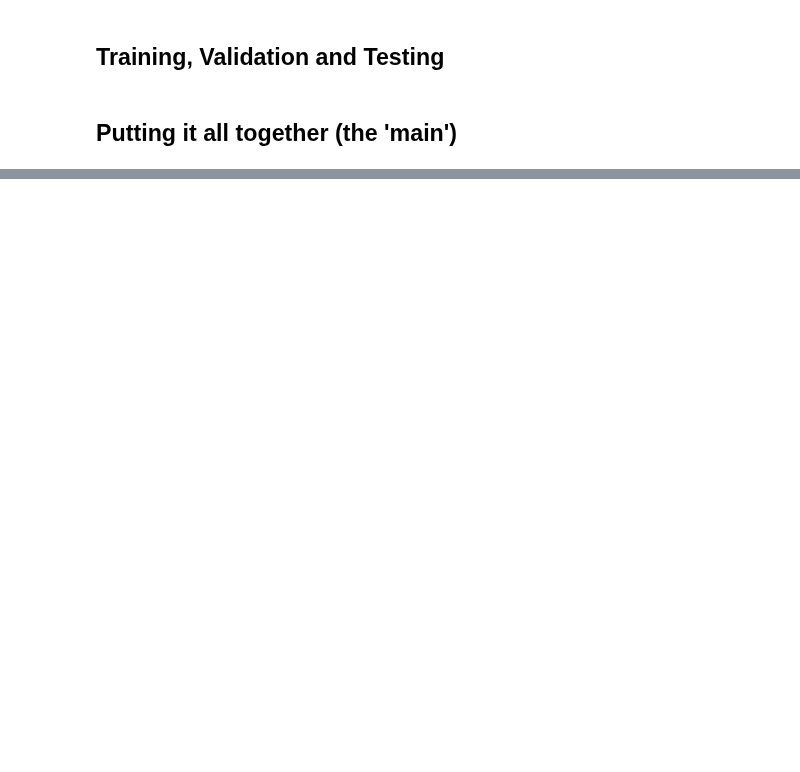
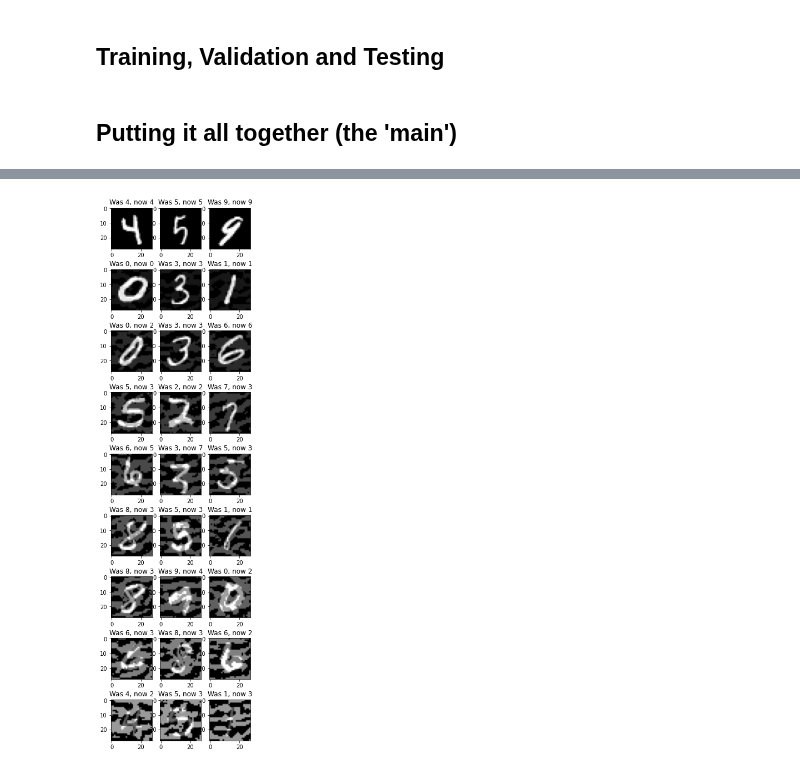
Before and after one commit to calinbiberea/towards-joint-defence-framework-commit-archive, a Jupyter notebook: notebooks/mnist.ipynb, the cells around one changed output, grey strips where cells are left out. Cells and saved outputs as stored; diff of their text form; code cells hidden in the pictures; blank space fills up the shorter version.

```diff
--- a/notebooks/mnist.ipynb
+++ b/notebooks/mnist.ipynb
@@ -94,7 +101,7 @@ def get_trained_model():
 
     # Use a pretty progress bar to show updates
     for epoch in tnrange(epochs, desc="Training Progress"):
-        for _, (images, labels) in enumerate(tqdm(trainSetLoader, desc='Batches')):
+        for _, (images, labels) in enumerate(tqdm(trainSetLoader, desc="Batches")):
             # Cast to proper tensors
             images, labels = images.to(device), labels.to(device)
 
@@ -109,7 +116,7 @@ def get_trained_model():
     print("... done!")
 
     # Return the trained model
-    return model
+    return model, loss_function, optimizer
 # %%
 # This method tests a given mode and prints the accuracy of that model
 def test_trained_model(model):
@@ -133,7 +140,7 @@ def test_trained_model(model):
 # %% [markdown]
 ## Putting it all together (the 'main')
 # %%
-model = get_trained_model()
+model, loss_function, optimizer = get_trained_model()
 
 test_trained_model(model)
 # %% [output]
@@ -146,0 +213,62 @@ torch.save(model, '../smnist_model')
+# %%
+# Several values to use for the epsilons
+epsilons = [0, 0.05, 0.1, 0.15, 0.2, 0.25, 0.3, 0.5, 0.75]
+# %%
+# Print 3 random images for each epsilon value to see differences
+# Subplot(r,c) provide the number of rows and columns
+number_rows = len(epsilons)
+number_columns = 3
+_, axarr = plt.subplots(
+    number_rows, number_columns, figsize=(1.5 * number_columns, 2 * number_rows)
+)
+
+# Select the images and show the noise
+for r, epsilon in zip(range(number_rows), epsilons):
+    for c in range(number_columns):
+        plot = axarr[r, c]
+
+        # Get random image index
+        index = np.random.randint(0, len(testSetLoader.dataset))
+
+        # Get an image and cast it to CUDA if needed, cast to proper batches
+        image, label = testSetLoader.dataset[index]
+        image = image[None, :]
+        label = torch.as_tensor((label,))
+
+        image, label = image.to(device), label.to(device)
+
+        # Set requires_grad attribute of tensor, basically remembers gradients
+        image.requires_grad = True
+
+        # This essentially makes sure we retain the gradients
+        image.retain_grad()
+
+        # Predict
+        logits = model(image)
+        _, pred = torch.max(logits, 1)
+
+        # Calculate the loss
+        loss = loss_function(logits, label)
+
+        # No training should be done here, so set the optimizer gradients to zero
+        optimizer.zero_grad()
+
+        # backpropagation, compute gradients
+        loss.backward()
+
+        # Collect datagrad
+        data_grad = image.grad.data
+
+        # Call FGSM Attack
+        perturbed_image = fgsm.fgsm_attack(image, epsilon, data_grad)
+
+        # Calculate results
+        logits = model(perturbed_image)
+        _, fgsm_pred = torch.max(logits, 1)
+
+        pred = pred.cpu().detach()[0]
+        fgsm_pred = fgsm_pred.cpu().detach()[0]
+        plot.set_title(f"Was {pred}, now {fgsm_pred}")
+        plot.imshow(perturbed_image.cpu().detach()[0][0], cmap=plt.get_cmap("gray"))
+# %% [output]
+[figure, added]
```
Also changed, not shown: parts of 14 cells of this notebook, 7 other files.
